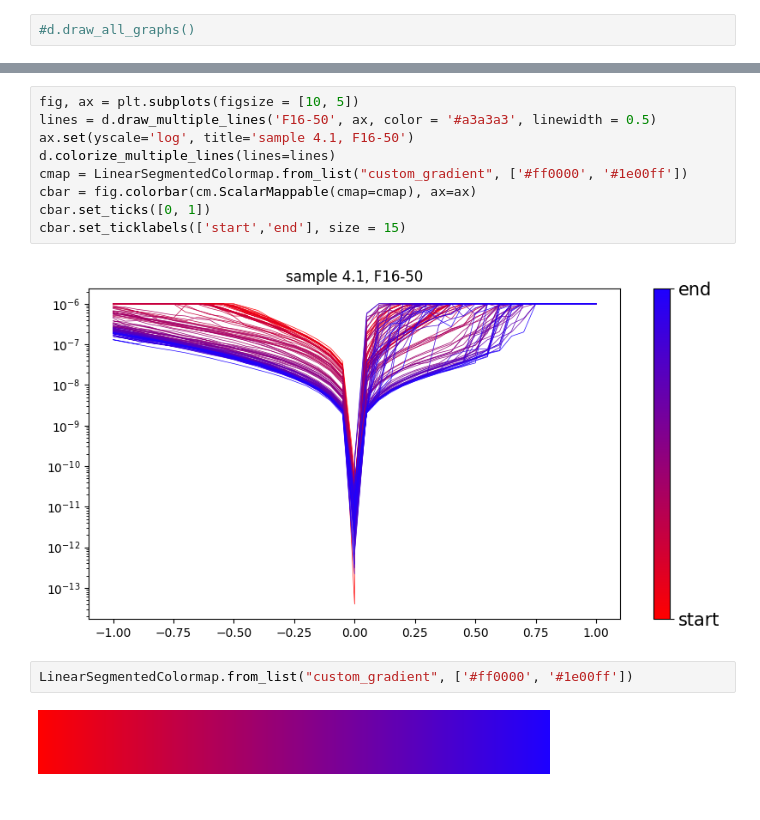
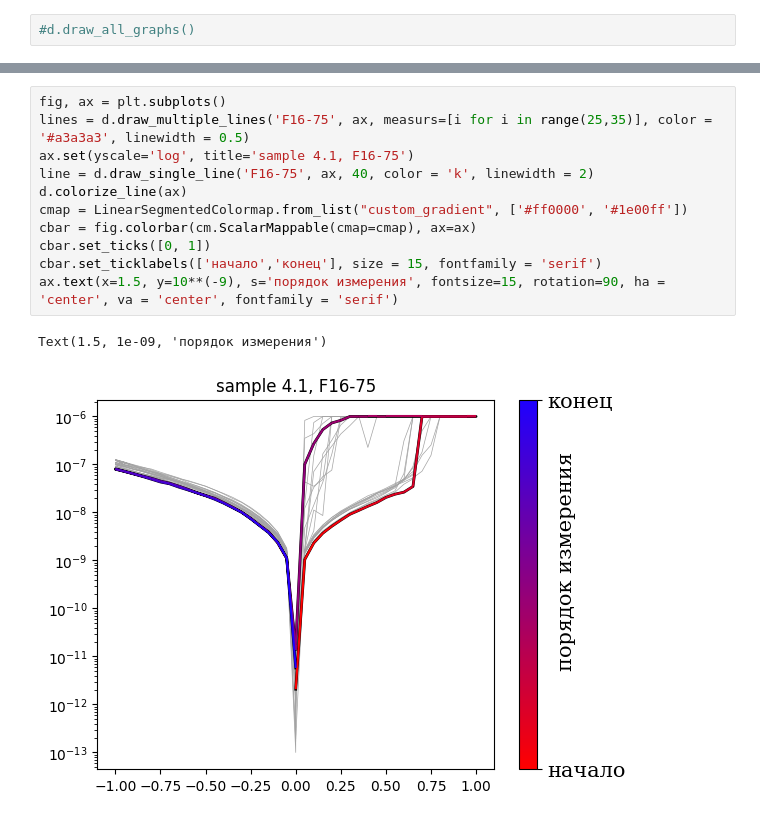
Before and after one commit to OneMoreGate/TiN-HZO_experimental, a Jupyter notebook: sample_4.1_postann_550/analysis.ipynb, the cells around one changed output, grey strips where cells are left out. Drawn from its saved outputs; the diff is of its cells as text.

```diff
--- a/sample_4.1_postann_550/analysis.ipynb
+++ b/sample_4.1_postann_550/analysis.ipynb
@@ -49,15 +22,14 @@ ax.set(yscale='log', title='sample 4.1, F16-75')
 # %%
-fig, ax = plt.subplots(figsize = [10, 5])
-lines = d.draw_multiple_lines('F16-50', ax, color = '#a3a3a3', linewidth = 0.5)
-ax.set(yscale='log', title='sample 4.1, F16-50')
-d.colorize_multiple_lines(lines=lines)
+fig, ax = plt.subplots()
+lines = d.draw_multiple_lines('F16-75', ax, measurs=[i for i in range(25,35)], color = '#a3a3a3', linewidth = 0.5)
+ax.set(yscale='log', title='sample 4.1, F16-75')
+line = d.draw_single_line('F16-75', ax, 40, color = 'k', linewidth = 2)
+d.colorize_line(ax)
 cmap = LinearSegmentedColormap.from_list("custom_gradient", ['#ff0000', '#1e00ff'])
 cbar = fig.colorbar(cm.ScalarMappable(cmap=cmap), ax=ax)
 cbar.set_ticks([0, 1])
-cbar.set_ticklabels(['start','end'], size = 15)
+cbar.set_ticklabels(['начало','конец'], size = 15, fontfamily = 'serif')
+ax.text(x=1.5, y=10**(-9), s='порядок измерения', fontsize=15, rotation=90, ha = 'center', va = 'center', fontfamily = 'serif')
 # %% [output]
+Text(1.5, 1e-09, 'порядок измерения')
-[figure, old version]
+[figure, new version]
-# %%
-LinearSegmentedColormap.from_list("custom_gradient", ['#ff0000', '#1e00ff'])
-# %% [output]
-[figure, removed]
```
Also changed, not shown: parts of 7 cells of this notebook, 3 other files.
